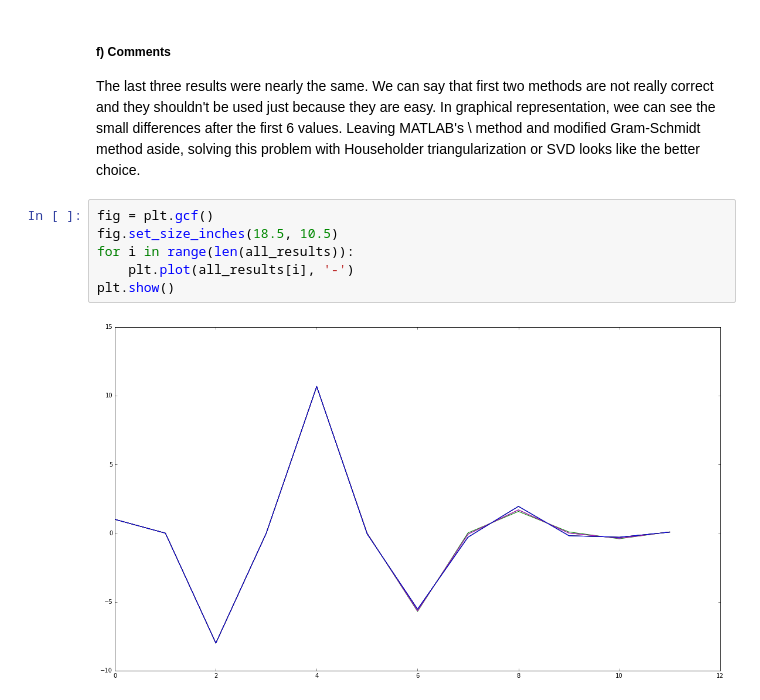
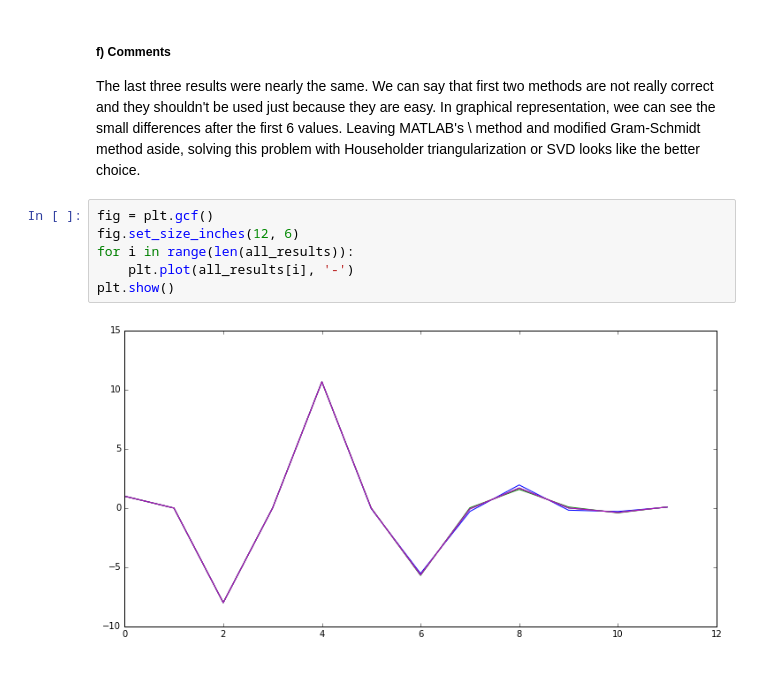
Before and after one commit to Bogazici-CMPE482-Spring2016/Assignment-4, a Jupyter notebook: Assignment.ipynb, the cells around one changed output. Cells and saved outputs as stored; diff of their text form; blank space fills up the shorter version.

Commit message:
Fixed figure sizes.

```diff
--- a/Assignment.ipynb
+++ b/Assignment.ipynb
@@ -434,9 +434,9 @@ print(x)
 The last three results were nearly the same. We can say that first two methods are not really correct and they shouldn't be used just because they are easy. In graphical representation, wee can see the small differences after the first 6 values. Leaving MATLAB's \ method and modified Gram-Schmidt method aside, solving this problem with Householder triangularization or SVD looks like the better choice.
 # %%
 fig = plt.gcf()
-fig.set_size_inches(18.5, 10.5)
+fig.set_size_inches(12, 6)
 for i in range(len(all_results)):
     plt.plot(all_results[i], '-')
 plt.show()
 # %% [output]
-[figure, old version]
+[figure, new version]
```
Also changed, not shown: parts of 6 cells of this notebook.
